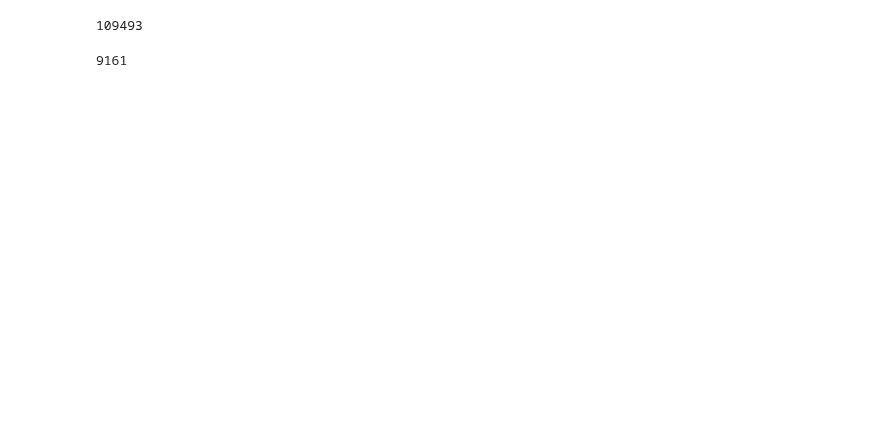
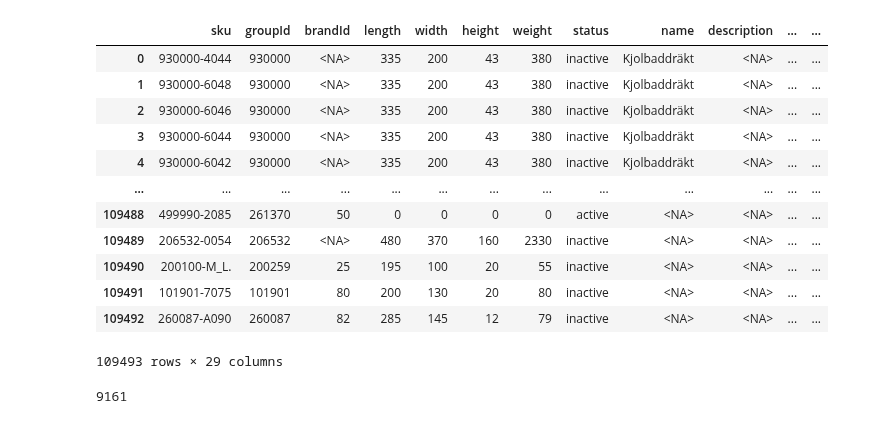
Before and after one commit to maria-lagerholm/itcm_recommendation_engine, a Jupyter notebook: notebooks/eda_articles.ipynb, the cells around one changed output. Drawn from its saved outputs; the diff is of its cells as text; code cells hidden in the pictures; blank space fills up the shorter version.

```diff
--- a/notebooks/eda_articles.ipynb
+++ b/notebooks/eda_articles.ipynb
@@ -1,11 +1,23 @@
 # %%
 import pandas as pd
 articles = pd.read_csv("../data/external/products.csv", dtype='string')
-
-#how many rows are there in articles?
-print(len(articles))
-# %% [output]
-109493
+# %%
+
+articles
+# %% [output]
+|  | sku | groupId | brandId | length | width | height | weight | status | name | description | ... | ... |
+| 0 | 930000-4044 | 930000 | <NA> | 335 | 200 | 43 | 380 | inactive | Kjolbaddräkt | <NA> | ... | ... |
+| 1 | 930000-6048 | 930000 | <NA> | 335 | 200 | 43 | 380 | inactive | Kjolbaddräkt | <NA> | ... | ... |
+| 2 | 930000-6046 | 930000 | <NA> | 335 | 200 | 43 | 380 | inactive | Kjolbaddräkt | <NA> | ... | ... |
+| 3 | 930000-6044 | 930000 | <NA> | 335 | 200 | 43 | 380 | inactive | Kjolbaddräkt | <NA> | ... | ... |
+| 4 | 930000-6042 | 930000 | <NA> | 335 | 200 | 43 | 380 | inactive | Kjolbaddräkt | <NA> | ... | ... |
+| ... | ... | ... | ... | ... | ... | ... | ... | ... | ... | ... | ... | ... |
+| 109488 | 499990-2085 | 261370 | 50 | 0 | 0 | 0 | 0 | active | <NA> | <NA> | ... | ... |
+| 109489 | 206532-0054 | 206532 | <NA> | 480 | 370 | 160 | 2330 | inactive | <NA> | <NA> | ... | ... |
+| 109490 | 200100-M_L. | 200259 | 25 | 195 | 100 | 20 | 55 | inactive | <NA> | <NA> | ... | ... |
+| 109491 | 101901-7075 | 101901 | 80 | 200 | 130 | 20 | 80 | inactive | <NA> | <NA> | ... | ... |
+| 109492 | 260087-A090 | 260087 | 82 | 285 | 145 | 12 | 79 | inactive | <NA> | <NA> | ... | ... |
+109493 rows × 29 columns
 # %%
 # number of unique groupid
 print(articles['groupId'].nunique())
```
Also changed, not shown: parts of 10 cells of this notebook, 4 other files.
